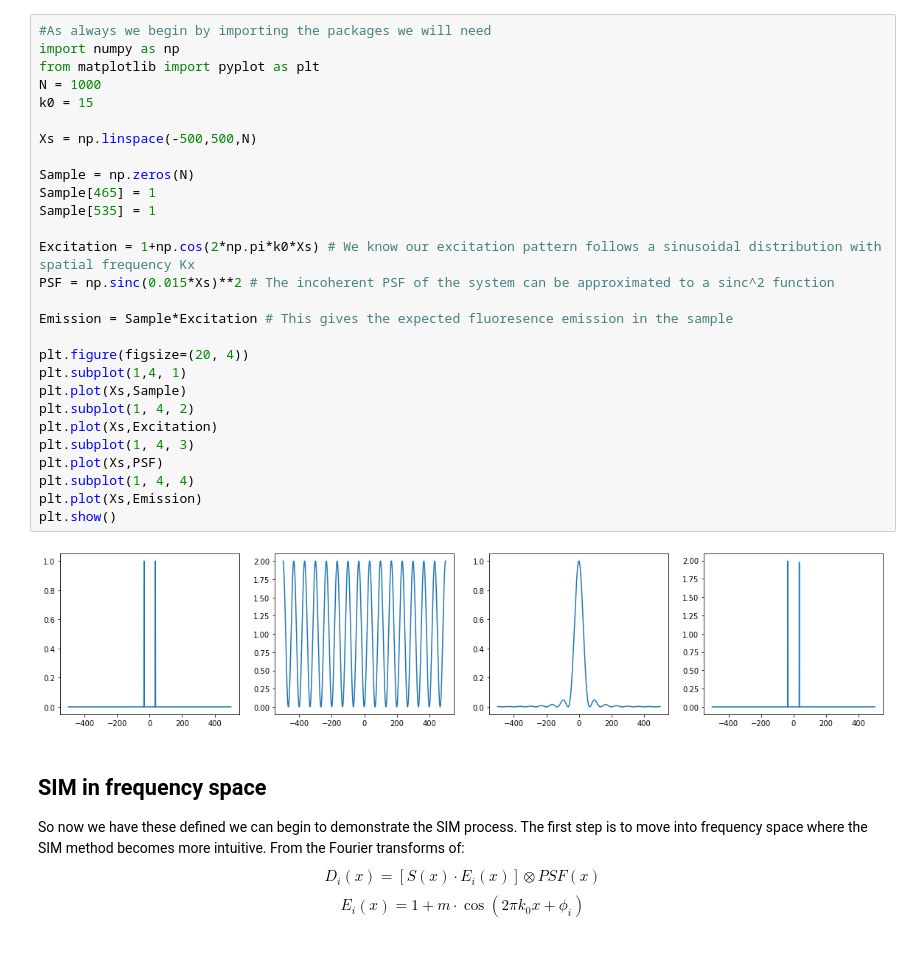
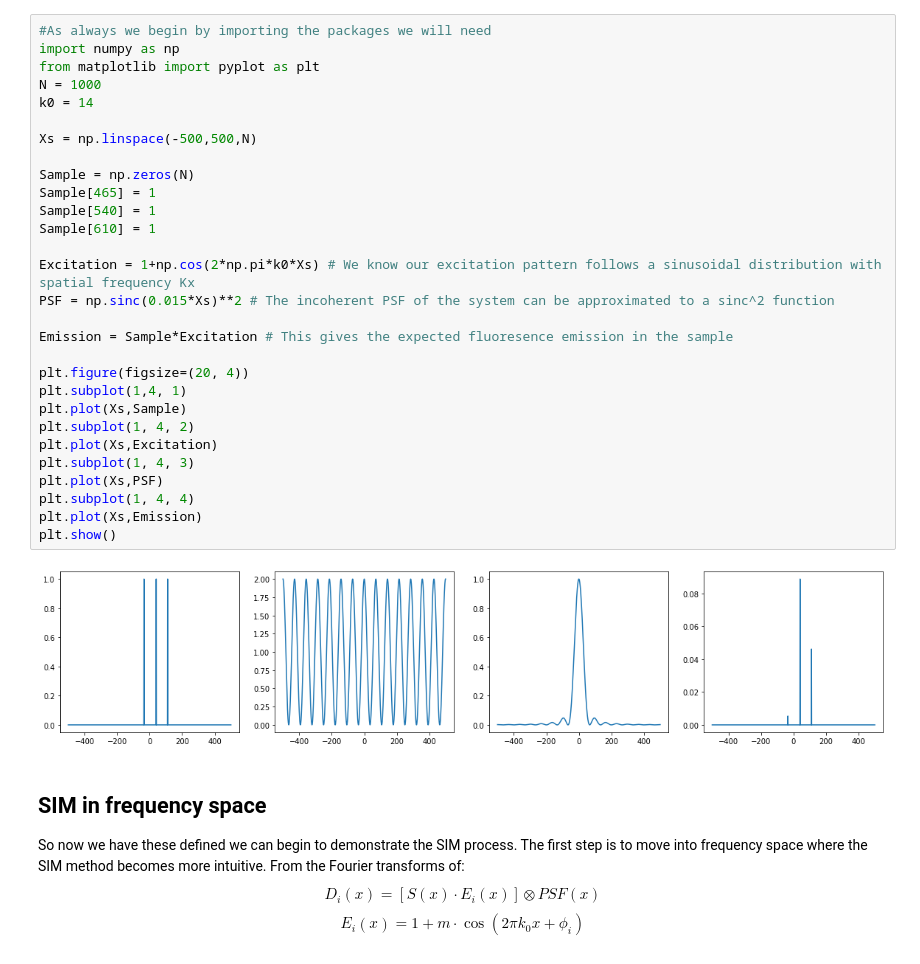
Before and after one commit to charlesnchr/LAG-MNG, a Jupyter notebook: Edward work/SIM in Python.ipynb, the cells around one changed output. Cells and saved outputs as stored; diff of their text form.

```diff
--- a/Edward work/SIM in Python.ipynb
+++ b/Edward work/SIM in Python.ipynb
@@ -16,33 +16,34 @@ Plotting these componnets gives us:
 # %%
 #As always we begin by importing the packages we will need
 import numpy as np
 from matplotlib import pyplot as plt
 N = 1000
-k0 = 15
+k0 = 14
 
 Xs = np.linspace(-500,500,N)
 
 Sample = np.zeros(N)
 Sample[465] = 1
-Sample[535] = 1
+Sample[540] = 1
+Sample[610] = 1
 
 Excitation = 1+np.cos(2*np.pi*k0*Xs) # We know our excitation pattern follows a sinusoidal distribution with spatial frequency Kx
 PSF = np.sinc(0.015*Xs)**2 # The incoherent PSF of the system can be approximated to a sinc^2 function
 
 Emission = Sample*Excitation # This gives the expected fluoresence emission in the sample
 
 plt.figure(figsize=(20, 4))
 plt.subplot(1,4, 1)
 plt.plot(Xs,Sample)
 plt.subplot(1, 4, 2)
 plt.plot(Xs,Excitation)
 plt.subplot(1, 4, 3)
 plt.plot(Xs,PSF)
 plt.subplot(1, 4, 4)
 plt.plot(Xs,Emission)
 plt.show()
 # %% [output]
-[figure, old version]
+[figure, new version]
 # %% [markdown]
 ## SIM in frequency space
 So now we have these defined we can begin to demonstrate the SIM process. The first step is to move into frequency space where the SIM method becomes more intuitive. From the Fourier transforms of:
```
Also changed, not shown: parts of 11 cells of this notebook.
